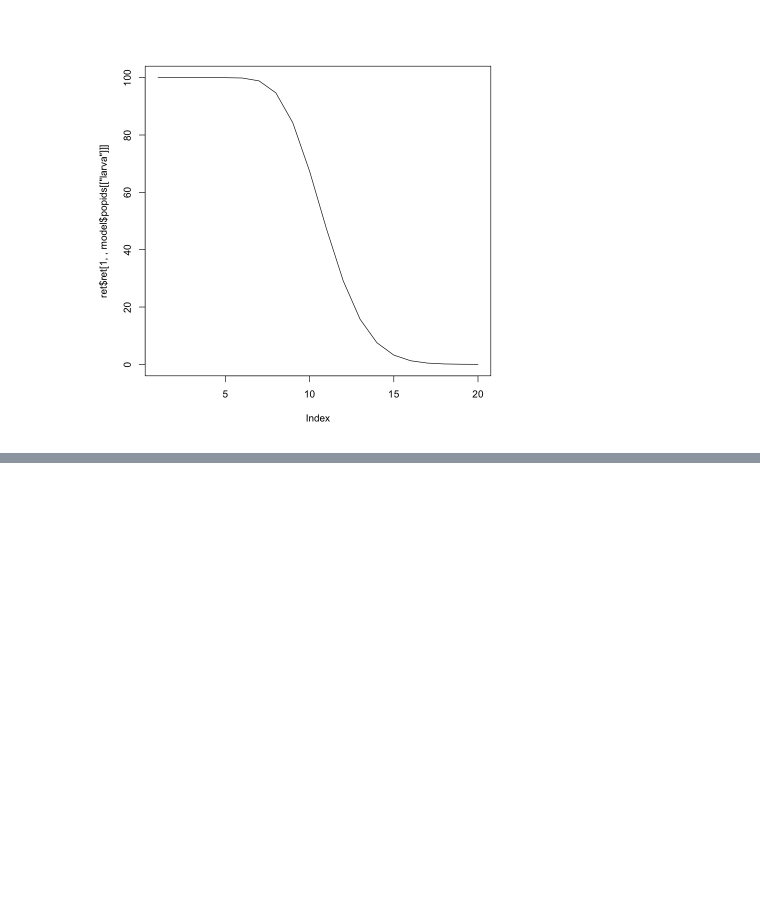
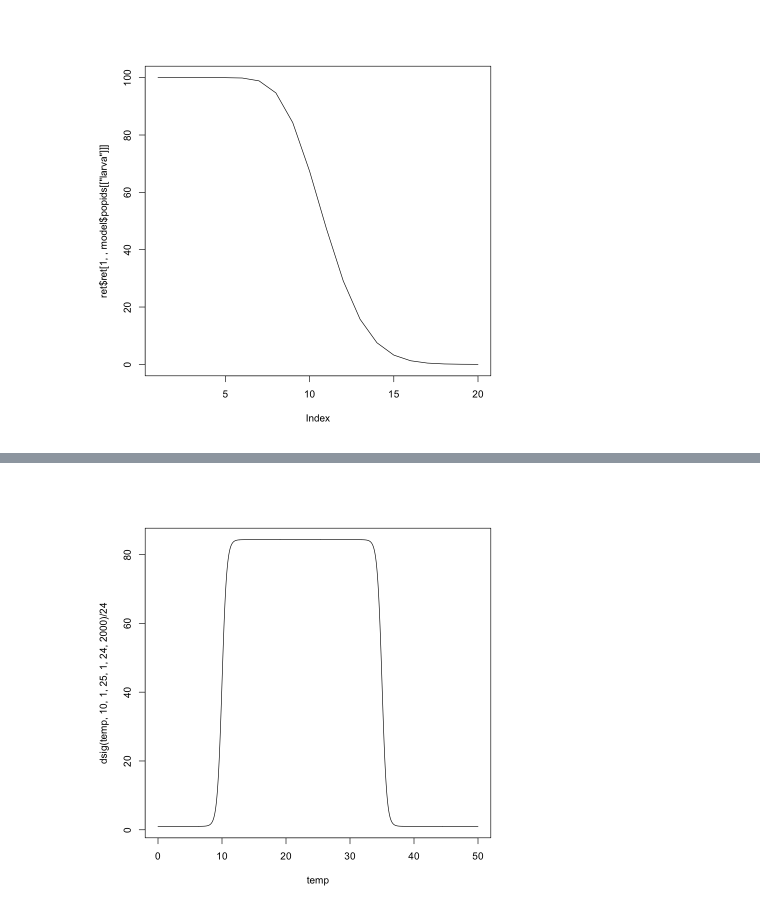
Before and after one commit to kerguler/vector-modelling-tutorials, a Jupyter notebook: tutorials/kamil/tutorial.ipynb, the cells around one changed output, grey strips where cells are left out. Saved outputs shown, nothing was run; the diff lists cells and outputs as text; code cells hidden in the pictures; blank space fills up the shorter version.

```diff
--- a/tutorials/kamil/tutorial.ipynb
+++ b/tutorials/kamil/tutorial.ipynb
@@ -74,3 +87,13 @@ plot(ret$ret[1, , model$popids[["larva"]]], t = "l")
+# %%
+dsig <-function(T,L,l,R,r,M,X) {
+    return (((M) + ((X) / ((1.0 + exp((exp((l)) * ((L) - (T))))) * (1.0 + exp((exp((r)) * ((T) - ((L) + (R))))))))))
+}
+# %%
+temp <- seq(0, 50, length.out = 1000)
+
+plot(temp, dsig(temp,10,1,25,1,24,2000) / 24, t='l')
+# %% [output]
+[figure, added]
 # %%
 model <- prepare("models/model_larva")
 # %% [output]
```
Also changed, not shown: parts of 8 cells of this notebook, 3 other files.
